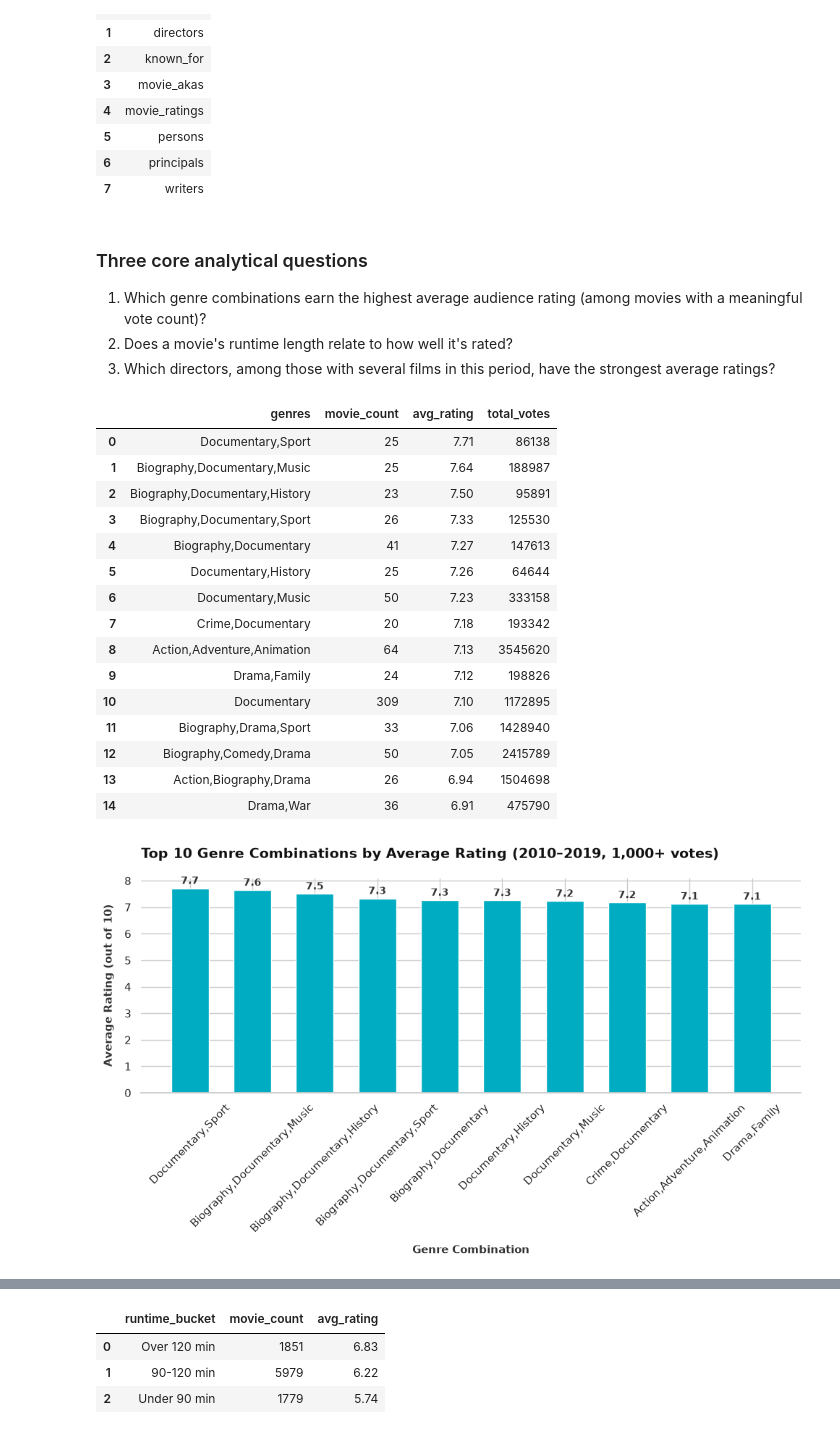
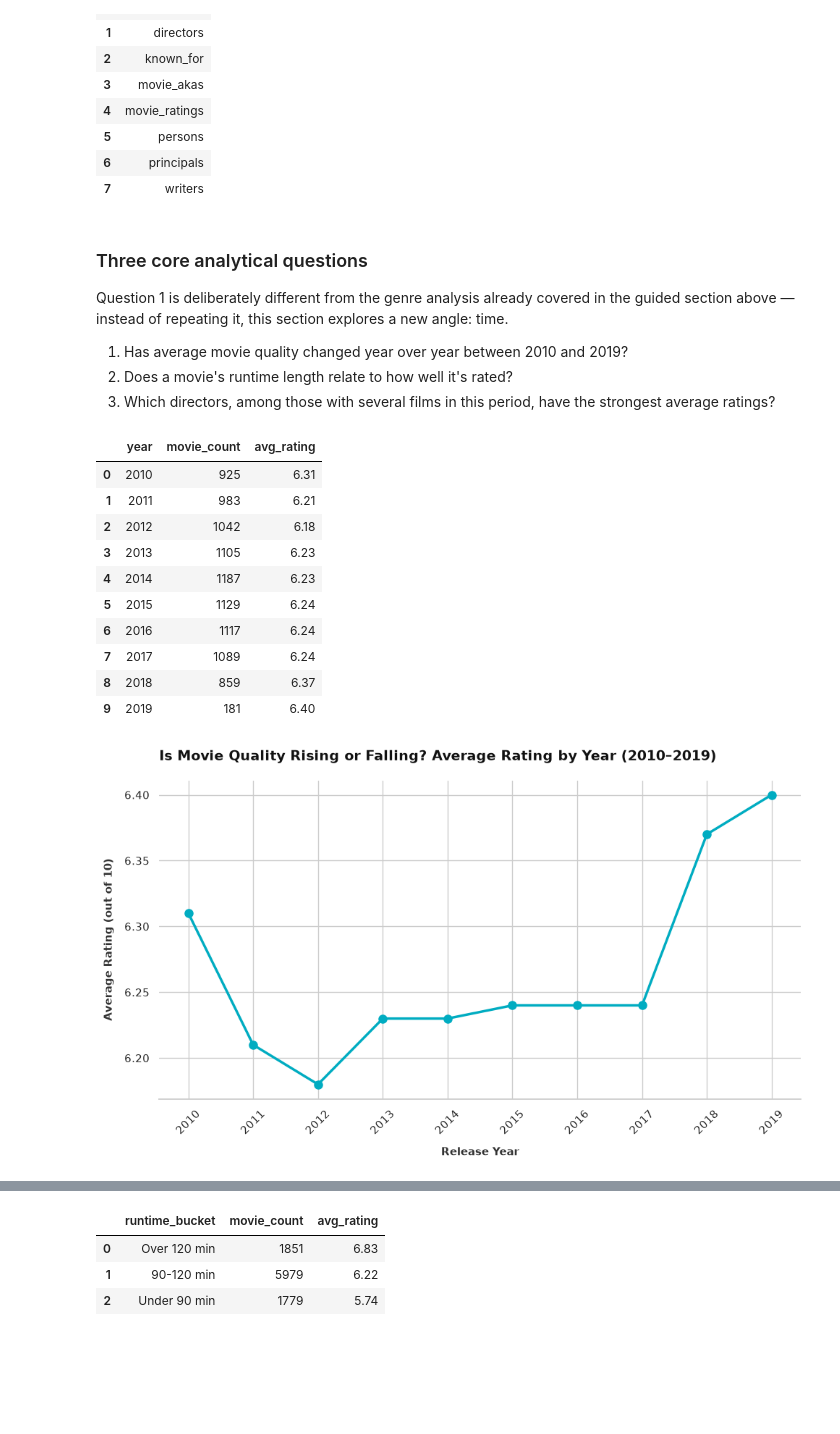
Before and after one commit to oliverkiplagat/dsc-sql-summative-lab, a Jupyter notebook: SQLSummativeLab.ipynb, the cells around one changed output, grey strips where cells are left out. Cells and saved outputs as stored; diff of their text form; code cells hidden in the pictures; blank space fills up the shorter version.

```diff
--- a/SQLSummativeLab.ipynb
+++ b/SQLSummativeLab.ipynb
@@ -940,61 +940,55 @@ schema_check
 # %% [markdown]
 ###  Three core analytical questions
 
-1. Which genre combinations earn the highest average audience rating
-   (among movies with a meaningful vote count)?
+Question 1 is deliberately different from the genre analysis already covered
+in the guided section above — instead of repeating it, this section explores
+a new angle: time.
+
+1. Has average movie quality changed year over year between 2010 and 2019?
 2. Does a movie's runtime length relate to how well it's rated?
 3. Which directors, among those with several films in this period,
    have the strongest average ratings?
 # %%
-#genres vs rating (with data snapshot check)
-genre_ratings = pd.read_sql("""
+# Has movie quality trended up, down, or stayed flat, year by year?
+yearly_trend = pd.read_sql("""
 SELECT
-    mb.genres,
+    mb.start_year AS year,
     COUNT(*) AS movie_count,
-    ROUND(AVG(mr.averagerating), 2) AS avg_rating,
-    SUM(mr.numvotes) AS total_votes
+    ROUND(AVG(mr.averagerating), 2) AS avg_rating
 FROM movie_basics mb
 JOIN movie_ratings mr ON mb.movie_id = mr.movie_id
 WHERE mb.start_year BETWEEN 2010 AND 2019
-    AND mb.genres IS NOT NULL
     AND mr.numvotes >= 1000
-GROUP BY mb.genres
-HAVING movie_count >= 20
-ORDER BY avg_rating DESC
-LIMIT 15;
+GROUP BY mb.start_year
+ORDER BY year ASC;
 """, conn4)
 
-get_data_snapshot(genre_ratings)
-genre_ratings
+get_data_snapshot(yearly_trend)
+yearly_trend
 # %% [output]
-|  | genres | movie_count | avg_rating | total_votes |
-| 0 | Documentary,Sport | 25 | 7.71 | 86138 |
-| 1 | Biography,Documentary,Music | 25 | 7.64 | 188987 |
-| 2 | Biography,Documentary,History | 23 | 7.50 | 95891 |
-| 3 | Biography,Documentary,Sport | 26 | 7.33 | 125530 |
-| 4 | Biography,Documentary | 41 | 7.27 | 147613 |
-| 5 | Documentary,History | 25 | 7.26 | 64644 |
-| 6 | Documentary,Music | 50 | 7.23 | 333158 |
-| 7 | Crime,Documentary | 20 | 7.18 | 193342 |
-| 8 | Action,Adventure,Animation | 64 | 7.13 | 3545620 |
-| 9 | Drama,Family | 24 | 7.12 | 198826 |
-| 10 | Documentary | 309 | 7.10 | 1172895 |
-| 11 | Biography,Drama,Sport | 33 | 7.06 | 1428940 |
-| 12 | Biography,Comedy,Drama | 50 | 7.05 | 2415789 |
-| 13 | Action,Biography,Drama | 26 | 6.94 | 1504698 |
-| 14 | Drama,War | 36 | 6.91 | 475790 |
+|  | year | movie_count | avg_rating |
+| 0 | 2010 | 925 | 6.31 |
+| 1 | 2011 | 983 | 6.21 |
+| 2 | 2012 | 1042 | 6.18 |
+| 3 | 2013 | 1105 | 6.23 |
+| 4 | 2014 | 1187 | 6.23 |
+| 5 | 2015 | 1129 | 6.24 |
+| 6 | 2016 | 1117 | 6.24 |
+| 7 | 2017 | 1089 | 6.24 |
+| 8 | 2018 | 859 | 6.37 |
+| 9 | 2019 | 181 | 6.40 |
 # %%
 fig, ax = plot_charts(
-    df = genre_ratings.head(10),
-    x_col = "genres",
+    df = yearly_trend,
+    x_col = "year",
     y_col = "avg_rating",
-    chart_type = "bar",
-    title = "Top 10 Genre Combinations by Average Rating (2010–2019, 1,000+ votes)",
-    xlabel = "Genre Combination",
+    chart_type = "line",
+    title = "Is Movie Quality Rising or Falling? Average Rating by Year (2010–2019)",
+    xlabel = "Release Year",
     ylabel = "Average Rating (out of 10)",
     color = "#00acc1"
 )
 
 plt.show()
 # %% [output]
-[figure, old version]
+[figure, new version]
```
Also changed, not shown: parts of 3 cells of this notebook.
